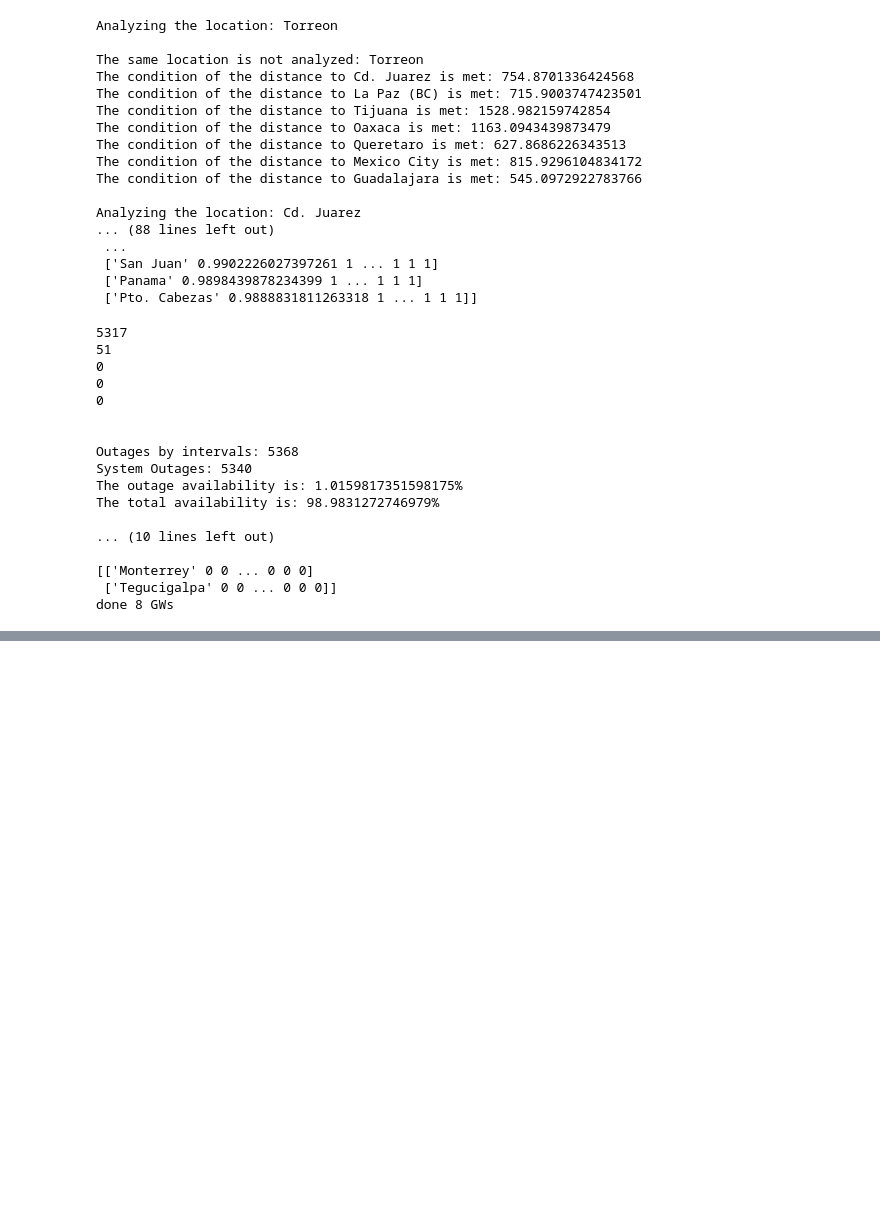
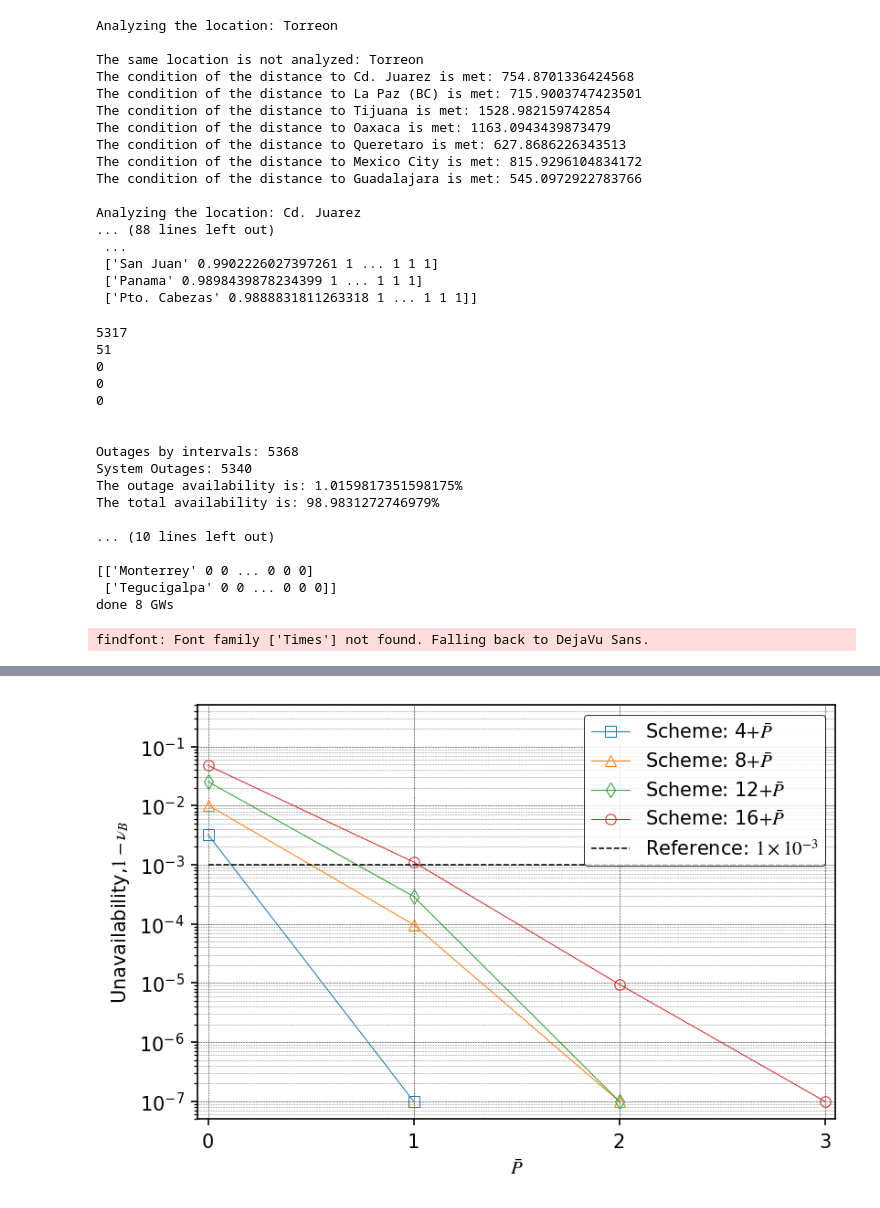
Before and after one commit to KunaCornejo/SmartGatewaySelection, a Jupyter notebook: SmartSelection.ipynb, the cells around one changed output, grey strips where cells are left out. Saved outputs shown, nothing was run; the diff lists cells and outputs as text; code cells hidden in the pictures; blank space fills up the shorter version.

```diff
--- a/SmartSelection.ipynb
+++ b/SmartSelection.ipynb
@@ -321,0 +332,78 @@ done 8 GWs
+# %%
+#Gráfica Provisional ++++++++++++++++++++++++++++++++++++++++++++++++++++++++++
+fig, ax=plt.subplots(num=None, figsize=(6, 4), dpi=150, facecolor='w', edgecolor='k')
+grid(color='k', linestyle='--', linewidth=.25, which='minor', alpha=0.5)
+grid(color='k', linestyle='--', linewidth=.25, which='major', alpha=1)
+font={'fontname':'Times','weight':'light','size':10}
+#++++++++++++++++++++++++++++++++++++++++++++++++++++++++++++++++++++++++++++++
+N=[20,20,17,14,13]  #Analizamos el número de N-GWs a graficar
+N_0=[4,8,12,16]
+d=[80,200,300, 350,400] #Distancia analizada, 125, 200, 300, 350, 400
+formas=['s','^','d','o','d','>']
+lineas=['-','--',':','-','--',':']
+long=1
+
+for j in range(0,long):
+    for i in range(0,len(N_0)):  #Inicia en 1 y termina en N
+        disponibilidad = genfromtxt(f'/content/SmartGatewaySelection/avai_{N_0[i]}_d_{d[j]}.csv', delimiter=',',dtype=str,autostrip=True)
+        disponibilidad=np.array(disponibilidad,dtype=object)
+        disponibilidad[1:,1:]=(disponibilidad[1:,1:]).astype(np.float) #Los numeros que están en string los pasamos a float
+        n,k=disponibilidad.shape
+        x=np.zeros((1,k-1),dtype=object)
+        y1=np.zeros((1,k-1),dtype=object)
+
+        for m in range(1,k):
+            x[0,m-1]=m-1
+            y1[0,m-1]=1-np.prod(disponibilidad[1:,m])
+
+            if (y1[0,m-1]==0):
+                y1[0,m-1]=1e-7
+
+        x=x[0]
+        y1=y1[0]
+        #print(y1)
+
+
+        esquema=r'$+\bar{P}$'
+        numero=f'Scheme: {N_0[i]}'
+        etiqueta=numero+esquema
+        #etiqueta=r'Scheme: ${}+P$'.format(N_0[i])
+        ax.semilogy(x[0:],y1[0:],f'-{formas[i]}',markersize=5.5, markerfacecolor='None'\
+                    ,markeredgewidth=0.5,linewidth=0.5,label=etiqueta)#,nonposy='clip'
+        plt.axis([-0.05, k-1.95, 5e-1,5e-8])
+        xint = range(min(x), k-1) #Eje x con números enteros
+        plt.xticks(xint)    #Forzamos al eje x a tener solo números enteros
+        print(N_0[i])
+        print(y1)
+
+plt.semilogy(x,pd.Series(1-0.999, index=x),'--', linewidth=0.75,color='k',label=r'Reference: $1\times 10^{-3}$')
+#plt.semilogy(x,pd.Series(1e-9, index=x),'--', linewidth=0.75,color='m',label=r'Best: $1\times10^{-9}$')
+plt.gca().invert_yaxis()
+plt.xlabel(r'$\bar{P}$',**font)
+plt.ylabel(r'Unavailability,$1-\nu_{B}$',**font)
+
+
+ax.set_yscale("log")
+
+locmaj = matplotlib.ticker.LogLocator(base=10.0, subs=(1.0, ), numticks=100)
+ax.yaxis.set_major_locator(locmaj)
+
+locmin = matplotlib.ticker.LogLocator(base=10.0, subs=np.arange(2, 10) * .1,
+                                      numticks=100)
+ax.yaxis.set_minor_locator(locmin)
+ax.yaxis.set_minor_formatter(matplotlib.ticker.NullFormatter())
+
+
+leg=plt.legend(loc='upper right',fontsize=10)
+leg.get_frame().set_edgecolor('k')
+leg.get_frame().set_linewidth(0.5)
+
+plt.rcParams["font.family"] = "Times"
+plt.rcParams['mathtext.fontset'] = 'stix'
+plt.rcParams['mathtext.it'] = 'Times:italic'
+plt.rc('xtick', labelsize=10)
+plt.rc('ytick', labelsize=10)
+#plt.savefig('Unavailability.png')
+#plt.savefig('/Volumes/Macintosh HD/Users/andrescornejo/Documents/Doctorado/UNAM/Tesis/Unavailability.png')
+# %% [output]
+findfont: Font family ['Times'] not found. Falling back to DejaVu Sans.
@@ -321,0 +418 @@ done 8 GWs
+[figure, added]
```
Also changed, not shown: parts of 4 cells of this notebook.
